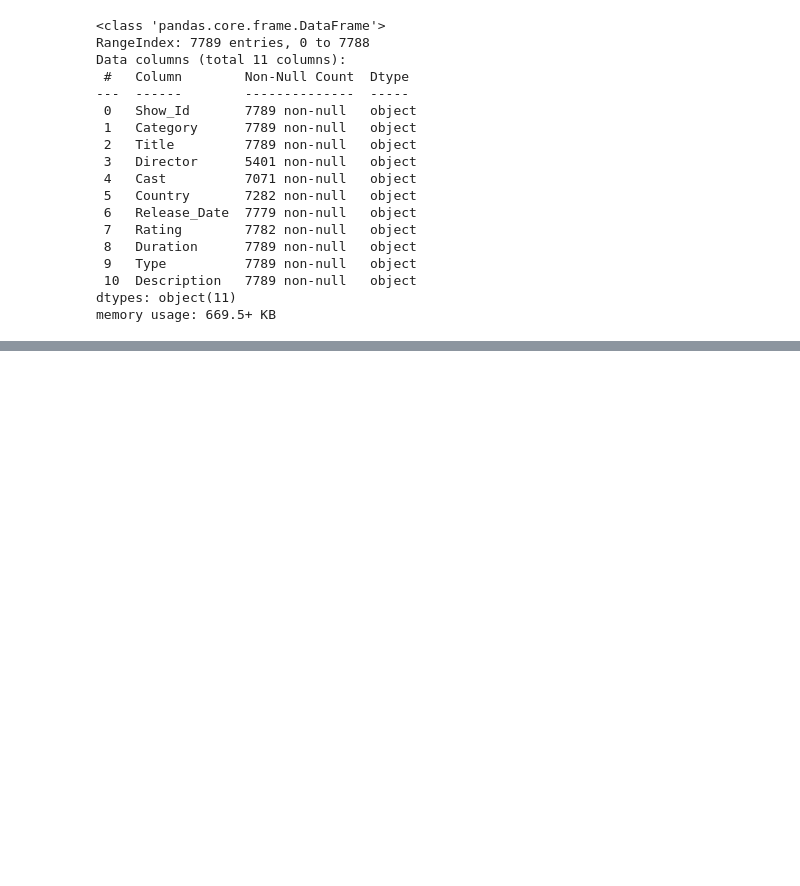
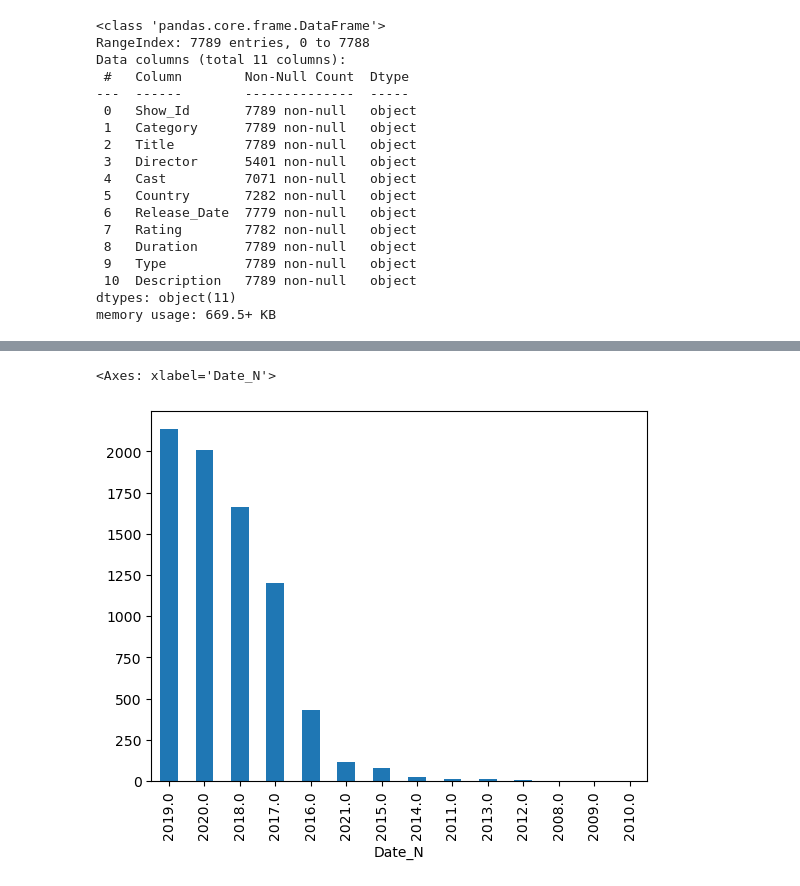
Before and after one commit to Sri-dinesh/data-analysis-projects, a Jupyter notebook: NetFlix/NetFlix-DataAnalysis.ipynb, the cells around one changed output, grey strips where cells are left out. Cells and saved outputs as stored; diff of their text form; code cells hidden in the pictures; blank space fills up the shorter version.

```diff
--- a/NetFlix/NetFlix-DataAnalysis.ipynb
+++ b/NetFlix/NetFlix-DataAnalysis.ipynb
@@ -96,0 +260,6 @@ memory usage: 669.5+ KB
+# %%
+# Bar Graph
+data['Date_N'].dt.year.value_counts().plot(kind='bar')
+# %% [output]
+<Axes: xlabel='Date_N'>
+[figure, added]
```
Also changed, not shown: parts of 21 cells of this notebook.
